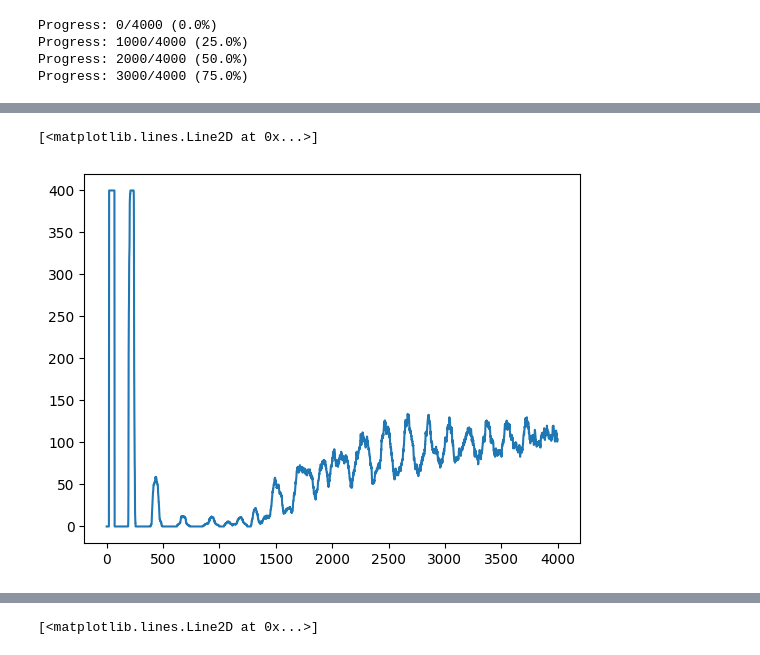
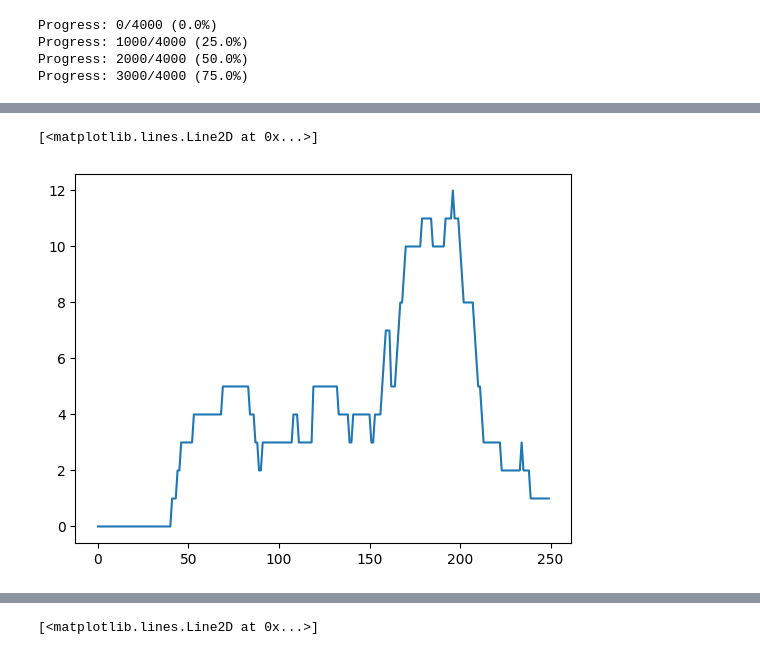
Before and after one commit to hhsherlock/Spiking_NN, a Jupyter notebook: mnst_learn/calculation.ipynb, the cells around one changed output, grey strips where cells are left out. Saved outputs shown, nothing was run; the diff lists cells and outputs as text; code cells hidden in the pictures.

```diff
--- a/mnst_learn/calculation.ipynb
+++ b/mnst_learn/calculation.ipynb
@@ -701,5 +719,5 @@ plt.plot(sum[:])
 # %%
-plt.plot(sum[:])
+plt.plot(sum_one[1000:1250])
 # %% [output]
 [<matplotlib.lines.Line2D at 0x...>]
-[figure, old version]
+[figure, new version]
```
Also changed, not shown: parts of 19 cells of this notebook, 8 other files.
